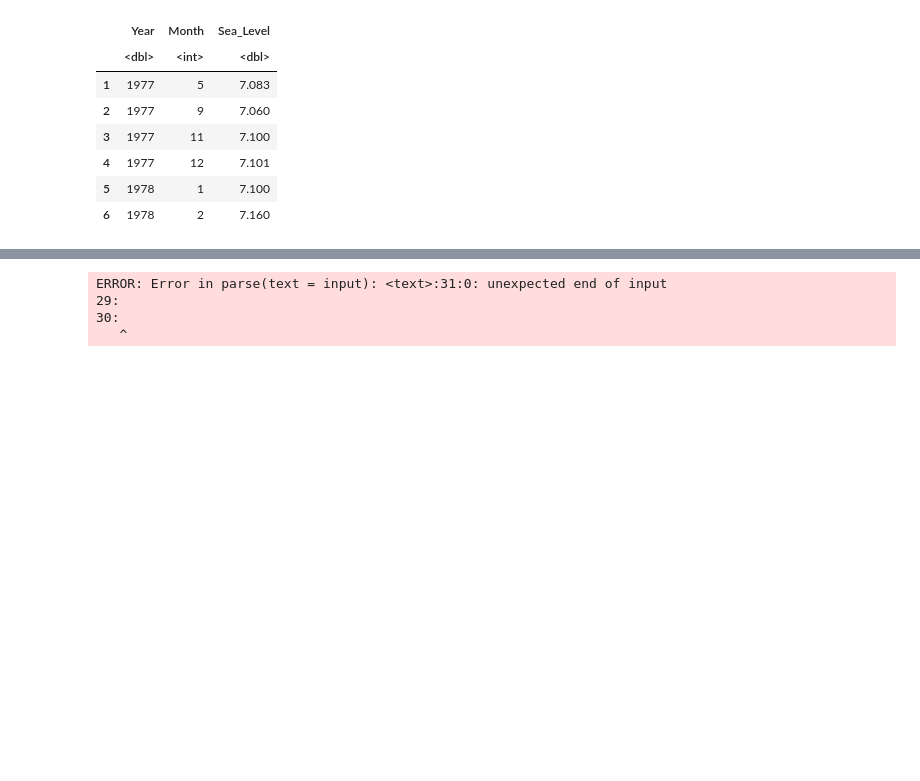
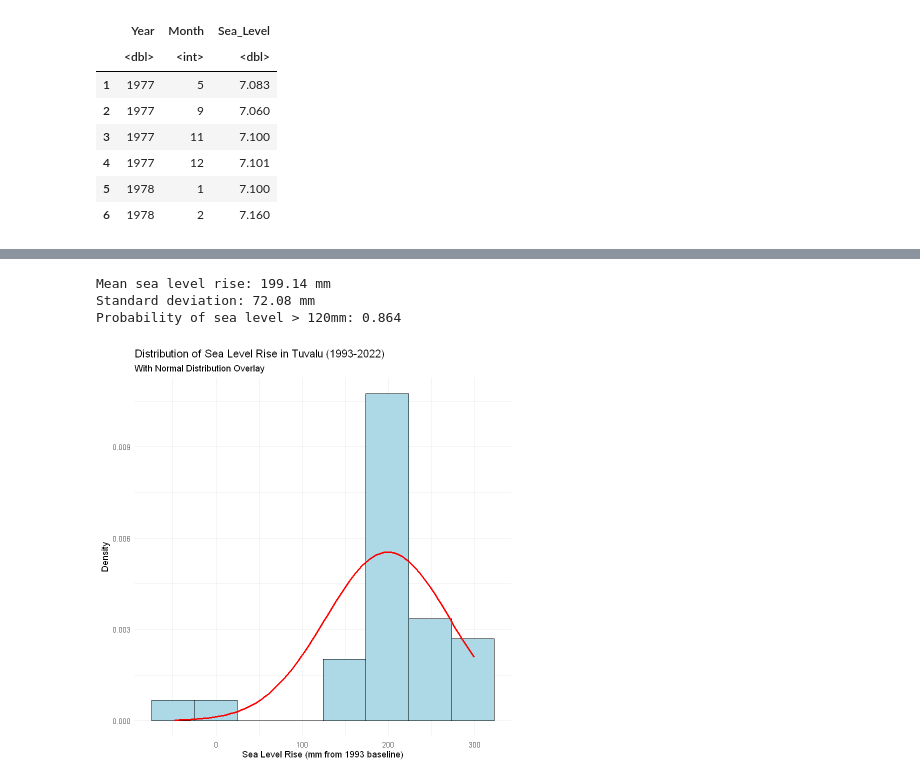
Before and after one commit to michaelhobe/CST184-Data-Analysis-and-Visualization, a Jupyter notebook: CST184_Weekly_Activities/project_3/project3.ipynb, the cells around one changed output, grey strips where cells are left out. Cells and saved outputs as stored; diff of their text form; code cells hidden in the pictures; blank space fills up the shorter version.

```diff
--- a/CST184_Weekly_Activities/project_3/project3.ipynb
+++ b/CST184_Weekly_Activities/project_3/project3.ipynb
@@ -243,35 +279,35 @@ Cook_Islands 0.4405912    1.0000000
 # %%
 # STEP 2 - Distribution Analysis (Week 9)
 
 # Focus on Tuvalu data
 tuvalu_values <- tuvalu_annual$Sea_Level_mm
 
 # Calculate statistics
 mean_tuvalu <- mean(tuvalu_values)
 sd_tuvalu <- sd(tuvalu_values)
 
 cat("Mean sea level rise:", round(mean_tuvalu, 2), "mm\n")
 cat("Standard deviation:", round(sd_tuvalu, 2), "mm\n")
 
 # Calculate probability of sea level > 120mm
 prob_120 <- 1 - pnorm(120, mean = mean_tuvalu, sd = sd_tuvalu)
 cat("Probability of sea level > 120mm:", round(prob_120, 3), "\n")
 
 # Create histogram with normal overlay
 ggplot(tuvalu_annual, aes(x = Sea_Level_mm)) +
-  geom_histogram(aes(y = after_stat(density, bins = 8, fill = "lightblue", color = "black") +
+  geom_histogram(aes(y = ..density..), bins = 8, fill = "lightblue", color = "black") +
   stat_function(fun = dnorm, args = list(mean = mean_tuvalu, sd = sd_tuvalu),
                 color = "red", linewidth = 1) +
   theme_minimal() +
   labs(title = "Distribution of Sea Level Rise in Tuvalu (1993-2022)",
        subtitle = "With Normal Distribution Overlay",
        x = "Sea Level Rise (mm from 1993 baseline)",
        y = "Density")
 # %% [output]
-ERROR: Error in parse(text = input): <text>:31:0: unexpected end of input
-29:
-30:
-   ^
+Mean sea level rise: 199.14 mm
+Standard deviation: 72.08 mm
+Probability of sea level > 120mm: 0.864
+[figure, added]
 # %%
 # STEP 3 - Linear Regression
 
```
Also changed, not shown: parts of 8 cells of this notebook, 2 other files.
